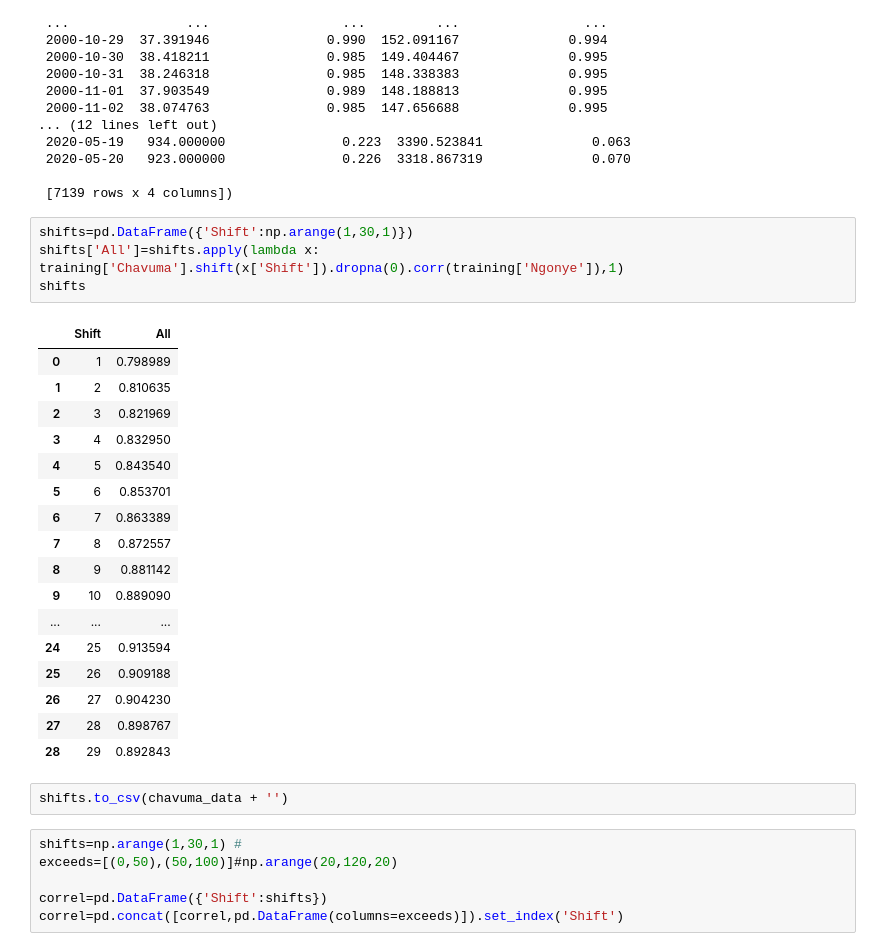
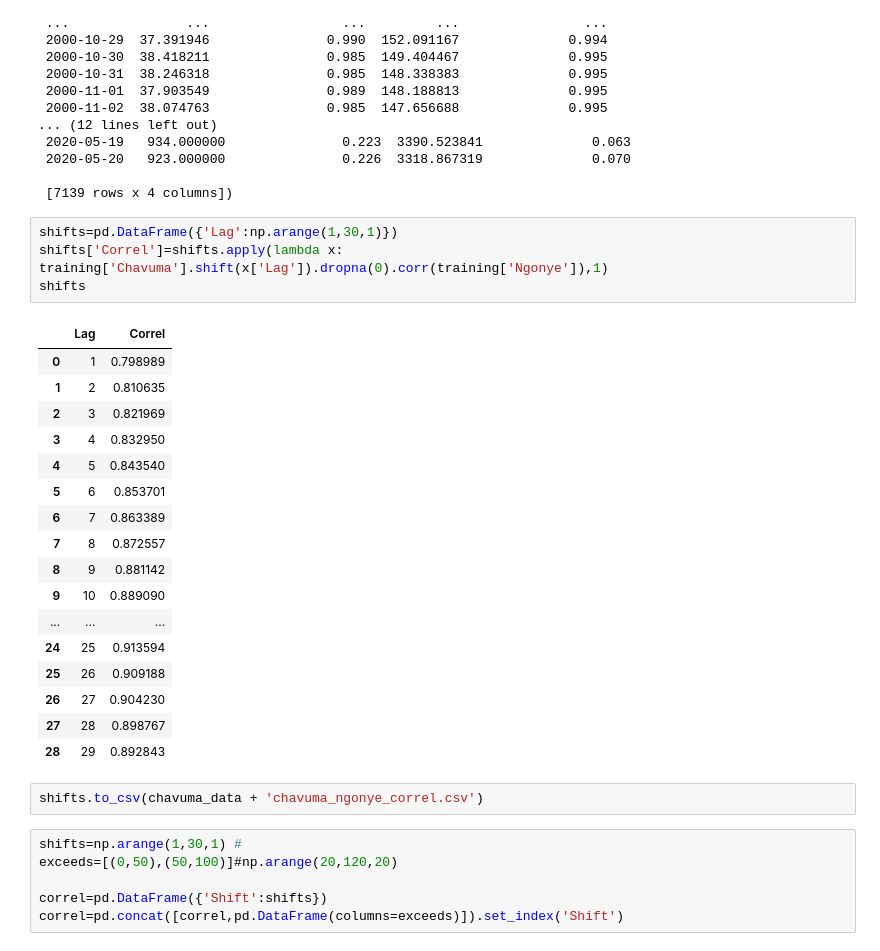
Before and after one commit to AndyFlem/ngonye-notepad, a Jupyter notebook: n_chavuma_ngonye.ipynb, the cells around one changed output. Saved outputs shown, nothing was run; the diff lists cells and outputs as text.

```diff
--- a/n_chavuma_ngonye.ipynb
+++ b/n_chavuma_ngonye.ipynb
@@ -73,11 +73,11 @@ training, testing
 
  [7139 rows x 4 columns])
 # %%
-shifts=pd.DataFrame({'Shift':np.arange(1,30,1)})
-shifts['All']=shifts.apply(lambda x: training['Chavuma'].shift(x['Shift']).dropna(0).corr(training['Ngonye']),1)
+shifts=pd.DataFrame({'Lag':np.arange(1,30,1)})
+shifts['Correl']=shifts.apply(lambda x: training['Chavuma'].shift(x['Lag']).dropna(0).corr(training['Ngonye']),1)
 shifts
 # %% [output]
-|  | Shift | All |
+|  | Lag | Correl |
 | 0 | 1 | 0.798989 |
 | 1 | 2 | 0.810635 |
 | 2 | 3 | 0.821969 |
@@ -95,7 +95,7 @@ shifts
 | 27 | 28 | 0.898767 |
 | 28 | 29 | 0.892843 |
 # %%
-shifts.to_csv(chavuma_data + '')
+shifts.to_csv(chavuma_data + 'chavuma_ngonye_correl.csv')
 # %%
 shifts=np.arange(1,30,1) #
 exceeds=[(0,50),(50,100)]#np.arange(20,120,20)
```
Also changed, not shown: 3 other files.
